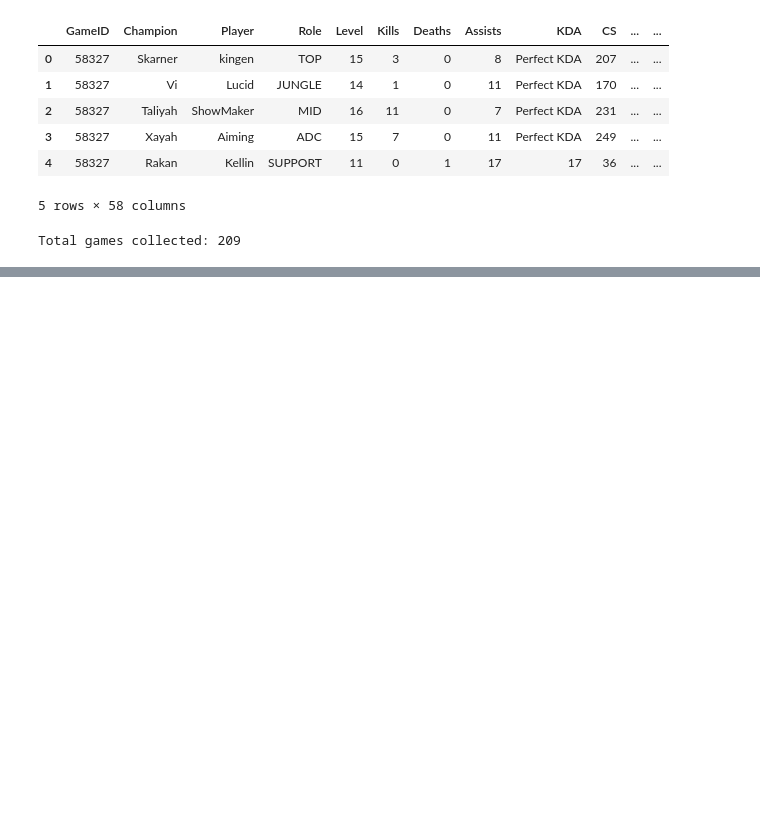
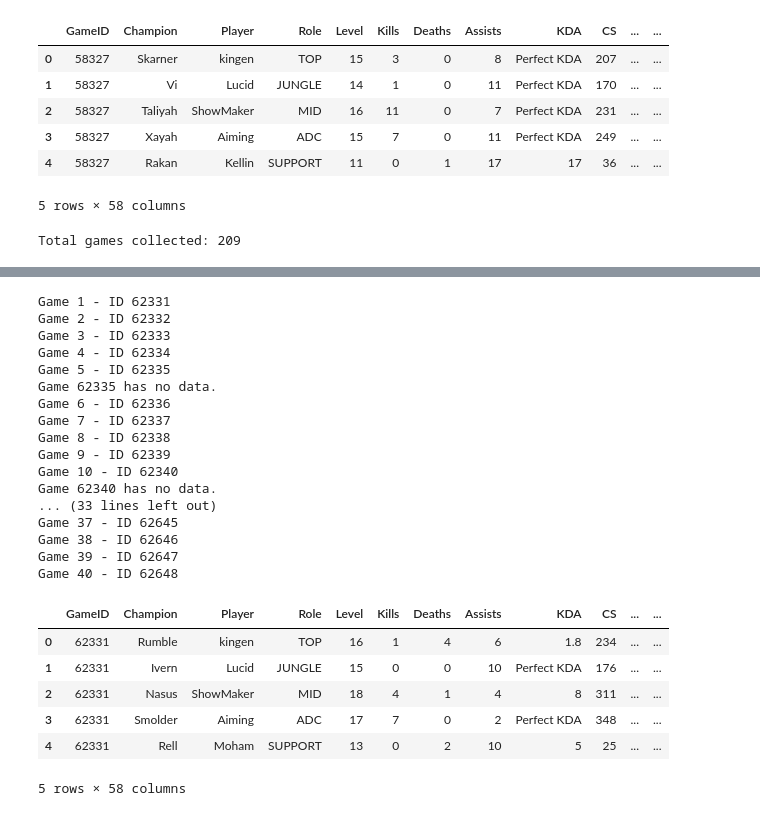
Before and after one commit to NguyenDung0210/LCK_Data_Analysis, a Jupyter notebook: crawl.ipynb, the cells around one changed output, grey strips where cells are left out. Saved outputs shown, nothing was run; the diff lists cells and outputs as text; code cells hidden in the pictures; blank space fills up the shorter version.

Commit message:
data

```diff
--- a/crawl.ipynb
+++ b/crawl.ipynb
@@ -274,0 +300,80 @@ Total games collected: 209
+# %%
+def scrape_game(game_id):
+    url = f"https://gol.gg/game/stats/{game_id}/page-fullstats/"
+    options = Options()
+    options.use_chromium = True
+    options.add_argument("--headless")
+    options.add_argument("--no-sandbox")
+    options.add_argument("--disable-dev-shm-usage")
+
+    service = Service(EdgeChromiumDriverManager().install())
+    driver = webdriver.Edge(service=service, options=options)
+
+    driver.get(url)
+    time.sleep(3)
+    soup = BeautifulSoup(driver.page_source, "html.parser")
+    driver.quit()
+
+    table = soup.find("table", class_="completestats")
+    if not table:
+        print(f"Game {game_id} has no data.")
+        return None
+
+    thead = table.find("thead")
+    champion_names = [img['alt'] for img in thead.find_all("img")]
+
+    tbody = table.find("tbody")
+    rows = tbody.find_all("tr")
+    data_rows = [[col.get_text(strip=True) for col in row.find_all("td")] for row in rows]
+
+    df = pd.DataFrame(data_rows)
+    if df.empty:
+        return None
+
+    labels = df[0].tolist()
+    data = df.iloc[:, 1:].T
+    data.columns = labels
+    data.insert(0, "Champion", champion_names)
+    data.insert(0, "GameID", game_id)
+    return data
+
+playoff_data = []
+count = 1
+for match_id in match_ids:
+    for i in range(5):
+        game_id = match_id + i
+        print(f"Game {count} - ID {game_id}")
+        df = scrape_game(game_id)
+        if df is not None:
+            playoff_data.append(df)
+        count += 1
+        time.sleep(1)
+
+df_playoff = pd.concat(playoff_data, ignore_index=True)
+df_playoff.to_csv("LCK_summer_playoffs_2024.csv", index=False)
+df_playoff.head()
+# %% [output]
+Game 1 - ID 62331
+Game 2 - ID 62332
+Game 3 - ID 62333
+Game 4 - ID 62334
+Game 5 - ID 62335
+Game 62335 has no data.
+Game 6 - ID 62336
+Game 7 - ID 62337
+Game 8 - ID 62338
+Game 9 - ID 62339
+Game 10 - ID 62340
+Game 62340 has no data.
+... (33 lines left out)
+Game 37 - ID 62645
+Game 38 - ID 62646
+Game 39 - ID 62647
+Game 40 - ID 62648
+|  | GameID | Champion | Player | Role | Level | Kills | Deaths | Assists | KDA | CS | ... | ... |
+| 0 | 62331 | Rumble | kingen | TOP | 16 | 1 | 4 | 6 | 1.8 | 234 | ... | ... |
+| 1 | 62331 | Ivern | Lucid | JUNGLE | 15 | 0 | 0 | 10 | Perfect KDA | 176 | ... | ... |
+| 2 | 62331 | Nasus | ShowMaker | MID | 18 | 4 | 1 | 4 | 8 | 311 | ... | ... |
+| 3 | 62331 | Smolder | Aiming | ADC | 17 | 7 | 0 | 2 | Perfect KDA | 348 | ... | ... |
+| 4 | 62331 | Rell | Moham | SUPPORT | 13 | 0 | 2 | 10 | 5 | 25 | ... | ... |
+5 rows × 58 columns
```
Also changed, not shown: parts of 1 cell of this notebook, 1 other file.
